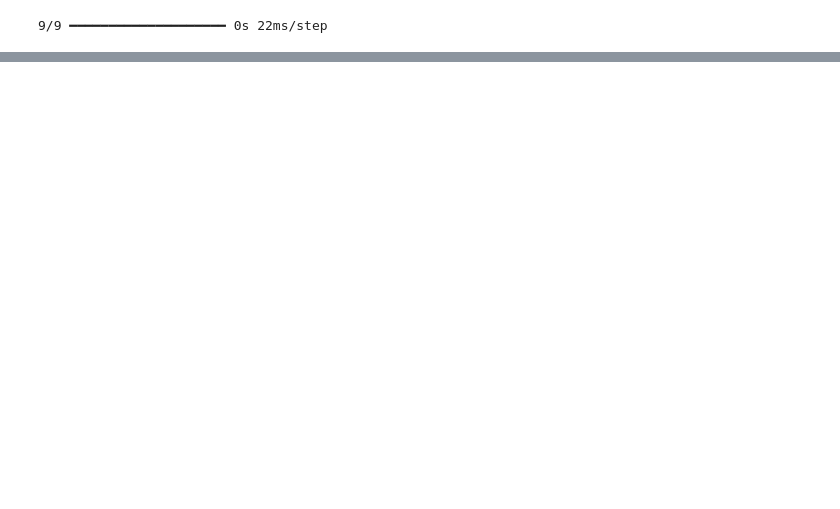
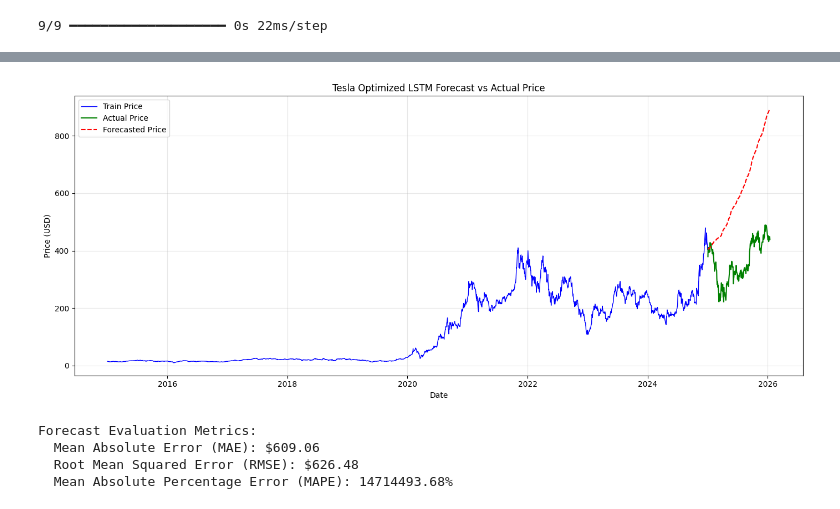
Before and after one commit to Elbethel-dan/portfolio-optimization, a Jupyter notebook: notebooks/time_series_forcasting_using_LSTM_model.ipynb, the cells around one changed output, grey strips where cells are left out. Cells and saved outputs as stored; diff of their text form; code cells hidden in the pictures; blank space fills up the shorter version.

Commit message:
Update: final LSTM model implementation with its optimization

```diff
--- a/notebooks/time_series_forcasting_using_LSTM_model.ipynb
+++ b/notebooks/time_series_forcasting_using_LSTM_model.ipynb
@@ -220,0 +258,11 @@ Forecast Evaluation Metrics:
+# %%
+# Train model
+history = model.fit(
+    X_train,
+    y_train,
+    epochs=50,
+    batch_size=16,
+    validation_split=0.1,
+    callbacks=[early_stop],
+    verbose=1
+)
@@ -220,0 +289,3 @@ Forecast Evaluation Metrics:
+# %%
+y_pred_optimized = model.predict(X_test)
+y_pred_optimized = scaler.inverse_transform(y_pred_optimized).flatten()
@@ -220,0 +294,11 @@ Forecast Evaluation Metrics:
+# %%
+# Convert predicted returns to price forecast
+last_train_price = series.loc[train.index[-1]]
+price_forecast = [last_train_price]
+# %%
+# Generate price forecast from predicted returns
+for r in y_pred_optimized:
+    price_forecast.append(price_forecast[-1] * (1 + r))
+
+# Align with test index
+price_forecast = pd.Series(price_forecast[1:], index=test.index)
@@ -220,0 +333,37 @@ Forecast Evaluation Metrics:
+# %%
+plt.figure(figsize=(14,6))
+
+# Training prices
+plt.plot(price.loc[:train_last_date].index, price.loc[:train_last_date].values,
+         label="Train Price", color='blue', linewidth=1)
+
+# Actual test prices
+plt.plot(test_price.index, test_price.values, label="Actual Price", color='green', linewidth=1.5)
+
+# Forecasted prices
+plt.plot(price_forecast.index, price_forecast.values, label="Forecasted Price", color='red', linestyle='--', linewidth=1.5)
+
+plt.title(f"Tesla Optimized LSTM Forecast vs Actual Price")
+plt.xlabel("Date")
+plt.ylabel("Price (USD)")
+plt.legend()
+plt.grid(True, alpha=0.3)
+plt.tight_layout()
+plt.show()
+# %% [output]
+[figure, added]
+# %%
+# Calculate error metrics
+mae = mean_absolute_error(test, price_forecast)
+rmse = np.sqrt(mean_squared_error(test, price_forecast))
+mape = np.mean(np.abs((test - price_forecast) / test)) * 100
+
+print("Forecast Evaluation Metrics:")
+print(f"  Mean Absolute Error (MAE): ${mae:.2f}")
+print(f"  Root Mean Squared Error (RMSE): ${rmse:.2f}")
+print(f"  Mean Absolute Percentage Error (MAPE): {mape:.2f}%")
+# %% [output]
+Forecast Evaluation Metrics:
+  Mean Absolute Error (MAE): $609.06
+  Root Mean Squared Error (RMSE): $626.48
+  Mean Absolute Percentage Error (MAPE): 14714493.68%
```
Also changed, not shown: parts of 32 cells of this notebook.
